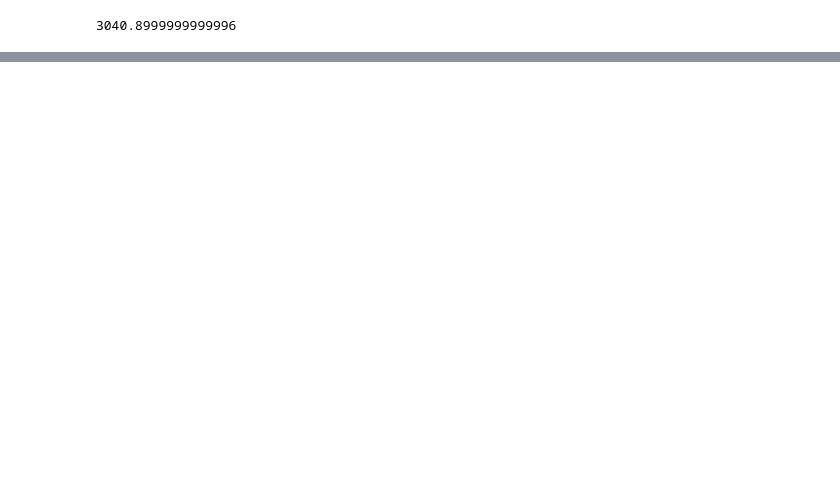
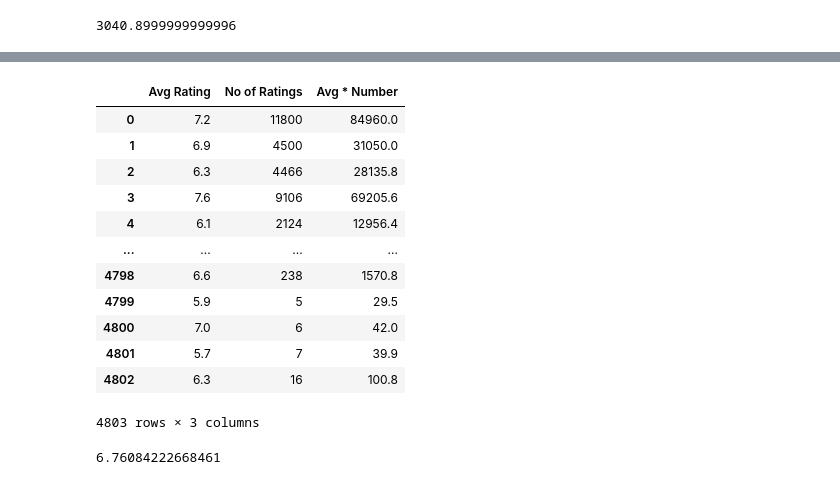
Before and after one commit to amithvardhan99/drivendata, a Jupyter notebook: Movie Recommendation System Based On Content & Popularity/notebook.ipynb, the cells around one changed output, grey strips where cells are left out. Drawn from its saved outputs; the diff is of its cells as text; code cells hidden in the pictures; blank space fills up the shorter version.

```diff
--- a/Movie Recommendation System Based On Content & Popularity/notebook.ipynb
+++ b/Movie Recommendation System Based On Content & Popularity/notebook.ipynb
@@ -66,3 +98,6 @@ title       object
 cast        object
 crew        object
 dtype: object
+# %%
+movies["release_date"] = pd.to_datetime(movies["release_date"])
+movies
@@ -86,3 +155,11 @@ title                      0
 vote_average               0
 vote_count                 0
 dtype: int64
+# %%
+movies_1 = movies.copy()
+movies_1["overview"] = movies_1["overview"].fillna("Overview Not Given")
+movies_1["homepage"] = movies_1["homepage"].fillna("No Homepage")
+movies_1["tagline"] = movies_1["tagline"].fillna("Tagline Not Given")
+movies_1["runtime"] = movies_1["runtime"].fillna(movies_1["runtime"].median())
+movies_1["release_date"] = movies_1["release_date"].fillna(movies_1["release_date"].median())
+movies_1
@@ -122,0 +223,25 @@ movies
+# %%
+p = pd.DataFrame(columns=["Avg Rating","No of Ratings","Avg * Number"])
+p["Avg Rating"] = movies_1["vote_average"].copy()
+p["No of Ratings"] = movies_1["vote_count"].copy()
+p["Avg * Number"] = p["Avg Rating"] * p["No of Ratings"]
+p
+# %% [output]
+|  | Avg Rating | No of Ratings | Avg * Number |
+| 0 | 7.2 | 11800 | 84960.0 |
+| 1 | 6.9 | 4500 | 31050.0 |
+| 2 | 6.3 | 4466 | 28135.8 |
+| 3 | 7.6 | 9106 | 69205.6 |
+| 4 | 6.1 | 2124 | 12956.4 |
+| ... | ... | ... | ... |
+| 4798 | 6.6 | 238 | 1570.8 |
+| 4799 | 5.9 | 5 | 29.5 |
+| 4800 | 7.0 | 6 | 42.0 |
+| 4801 | 5.7 | 7 | 39.9 |
+| 4802 | 6.3 | 16 | 100.8 |
+4803 rows × 3 columns
+# %%
+C = p["Avg * Number"].sum()/p["No of Ratings"].sum()
+C
+# %% [output]
+6.76084222668461
```
Also changed, not shown: parts of 17 cells of this notebook.
